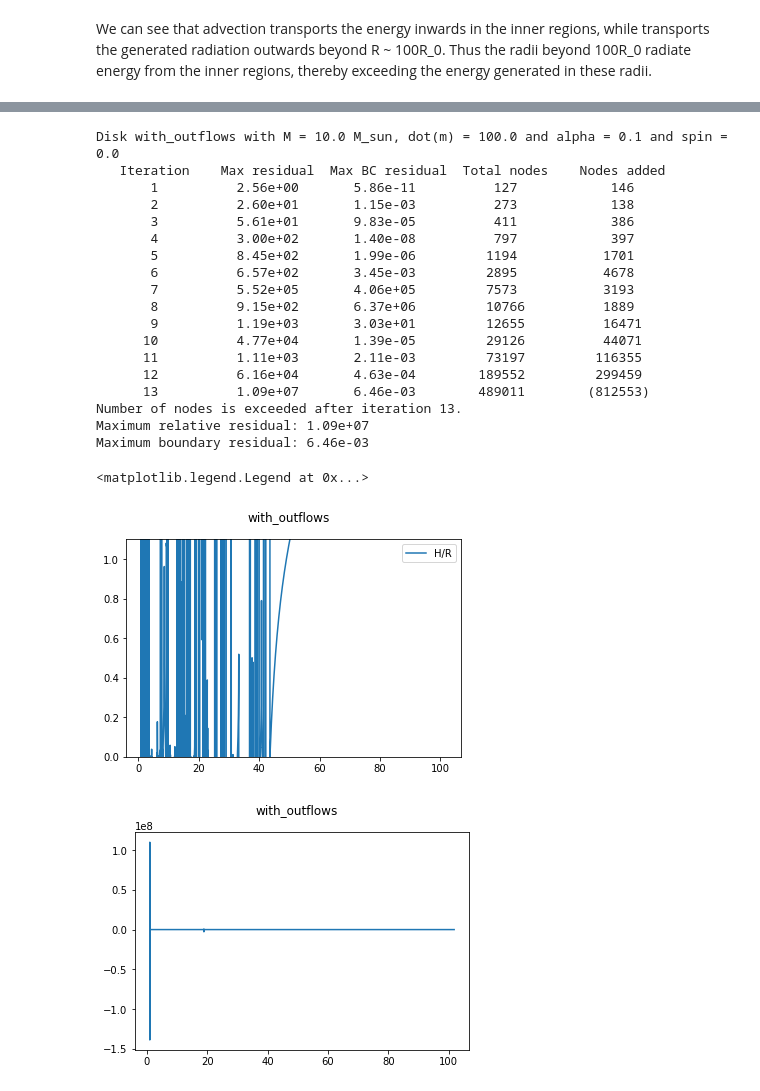
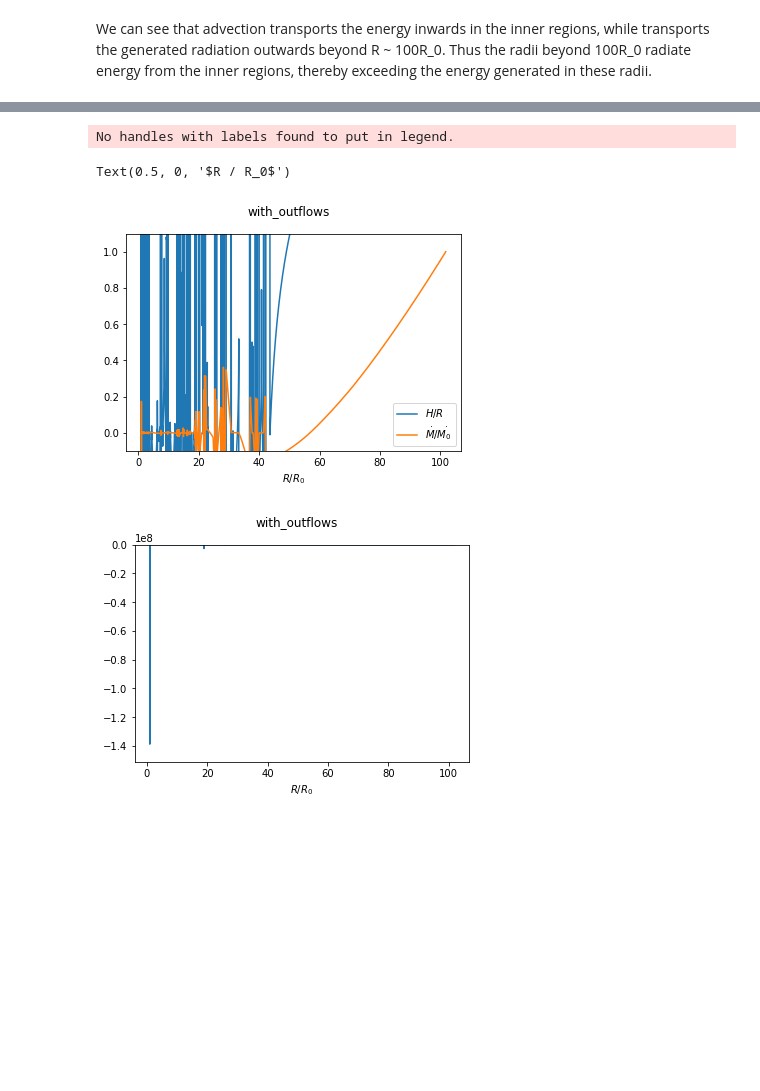
Before and after one commit to andresgur/lipunova, a Jupyter notebook: accretion_disks.ipynb, the cells around one changed output, grey strips where cells are left out. Cells and saved outputs as stored; diff of their text form; code cells hidden in the pictures; blank space fills up the shorter version.

Commit message:
Put all three disks with plots

```diff
--- a/accretion_disks.ipynb
+++ b/accretion_disks.ipynb
@@ -125,69 +161,44 @@ We can see that advection transports the energy inwards in the inner regions, wh
 # %%
-
-disk = Advective_Disk_With_Outflows(M, mdot, alpha)
-disk.Rmax = disk.Rsph
-solution = disk.solve(step=0.8, max_nodes=500000*2)
-R = solution.x
-w = keplerian_angular_w(R, disk.M)
-height = solution.y[0]
 fig = plt.figure()
 fig.suptitle("%s" % disk.name)
 r = R / disk.R0
 plt.plot(r, height/ R, label="$H/R$")
-plt.plot(r, Mdot / disk.Mdot_0, label="$\dot{M}$ / \dot{M_0}$")
+plt.plot(r, Mdot / disk.Mdot_0, label="$\dot{M} / \dot{M_0}$")
 plt.xlabel("$R / R_0$")
-plt.ylim(bottom=0, top=1.1)
+plt.ylim(bottom=-0.1, top=1.1)
 plt.legend()
 plt.savefig("%s/H_R.png" % outdir)
 Qrad = disk.Q_rad(height, R)
 #Qrad[-1] = 0 # boundary condition
 fig = plt.figure()
 fig.suptitle("%s" % disk.name)
 Q0 = keplerian_angular_w(disk.R0, disk.M) * disk.Mdot_0 / (8 * np.pi) # just a normalization factor
 plt.plot(r, Qrad * r**2 / Q0, label="$Q_{rad} r^2 / Q_0$")
-plt.ylim(top=1.1)
+plt.ylim(top=10)
+plt.xlabel("$R / R_0$")
 
 fig = plt.figure()
-fig.suptitle("%s" % disk.name)
-Mdot = solution.y[1]
-
-plt.ylabel()
-plt.xlabel("$R / R_0$")
-plt.legend()
-
-fig = plt.figure()
-Wrphi = solution.y[2]
-Wrphi
 rho = disk.density(Wrphi, height, w)
 dWrphi = disk.torque_derivative(Mdot, Wrphi, R, w)
 dH = disk.Hprime(Mdot, height, R, Wrphi, dWrphi)
 drho = disk.densityPrime(Wrphi, dWrphi, height, dH, Mdot, R)
 Qadv = disk.Q_adv(Mdot, height, dH, rho, drho, R)
 Q = -3/4 * w * Wrphi
 fig.suptitle("%s" % disk.name)
 plt.plot(r, (Qrad / Q), label="$Q_{rad}$ / $Q^+$")
 plt.plot(r, (Qadv / Q), label="$Q_{adv}$ / $Q^+$")
 plt.ylim(bottom=0, top=1.1)
 plt.legend()
+plt.xlabel("$R / R_0$")
+
+plt.figure()
+fig.suptitle("%s" % disk.name)
+plt.plot(r, Wrphi)
+plt.legend()
+plt.ylabel("W$_r\phi$")
+plt.xlabel("$R / R_0$")
 # %% [output]
-Disk with_outflows with M = 10.0 M_sun, dot(m) = 100.0 and alpha = 0.1 and spin = 0.0
-   Iteration    Max residual  Max BC residual  Total nodes    Nodes added
-       1          2.56e+00       5.86e-11          127            146
-       2          2.60e+01       1.15e-03          273            138
-       3          5.61e+01       9.83e-05          411            386
-       4          3.00e+02       1.40e-08          797            397
-       5          8.45e+02       1.99e-06         1194           1701
-       6          6.57e+02       3.45e-03         2895           4678
-       7          5.52e+05       4.06e+05         7573           3193
-       8          9.15e+02       6.37e+06         10766          1889
-       9          1.19e+03       3.03e+01         12655          16471
-      10          4.77e+04       1.39e-05         29126          44071
-      11          1.11e+03       2.11e-03         73197         116355
-      12          6.16e+04       4.63e-04        189552         299459
-      13          1.09e+07       6.46e-03        489011        (812553)
-Number of nodes is exceeded after iteration 13.
-Maximum relative residual: 1.09e+07
-Maximum boundary residual: 6.46e-03
+No handles with labels found to put in legend.
-<matplotlib.legend.Legend at 0x...>
+Text(0.5, 0, '$R / R_0$')
-[figure, old version]
+[figure, new version]
-[figure, old version]
+[figure, new version]
```
Also changed, not shown: parts of 3 cells of this notebook.
